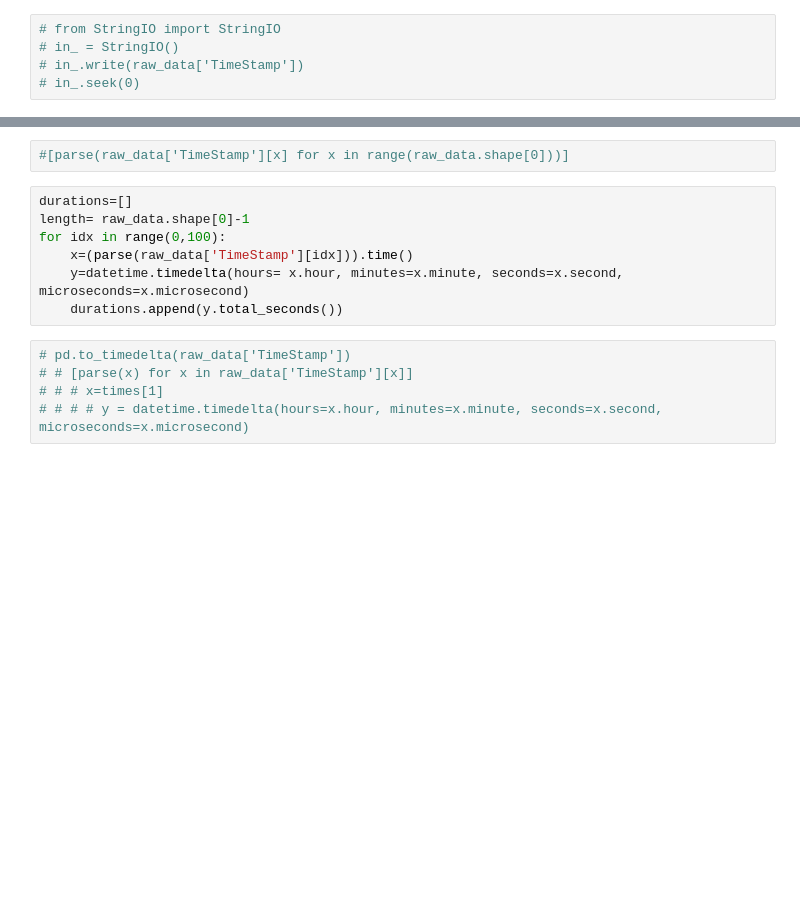
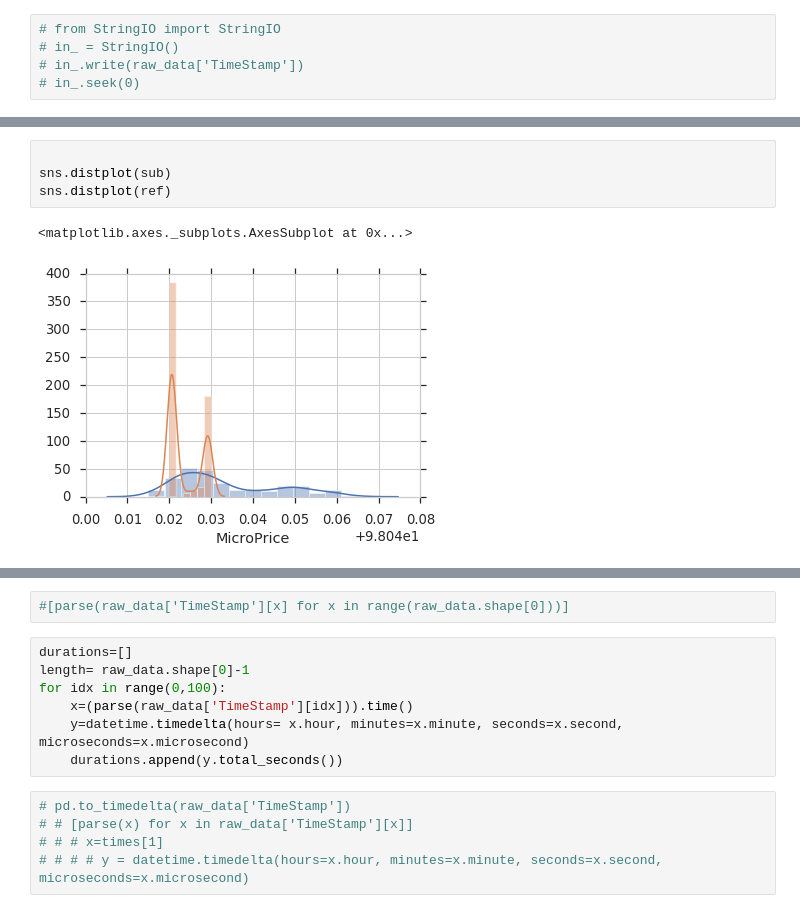
Before and after one commit to andreas-koukorinis/PaperCode, a Jupyter notebook: aknotebooks/stylized facts.ipynb, the cells around one changed output, grey strips where cells are left out. Cells and saved outputs as stored; diff of their text form; blank space fills up the shorter version.

```diff
--- a/aknotebooks/stylized facts.ipynb
+++ b/aknotebooks/stylized facts.ipynb
@@ -185,0 +271,7 @@ raw_data
+# %%
+
+sns.distplot(sub)
+sns.distplot(ref)
+# %% [output]
+<matplotlib.axes._subplots.AxesSubplot at 0x...>
+[figure, added]
```
Also changed, not shown: parts of 33 cells of this notebook.
